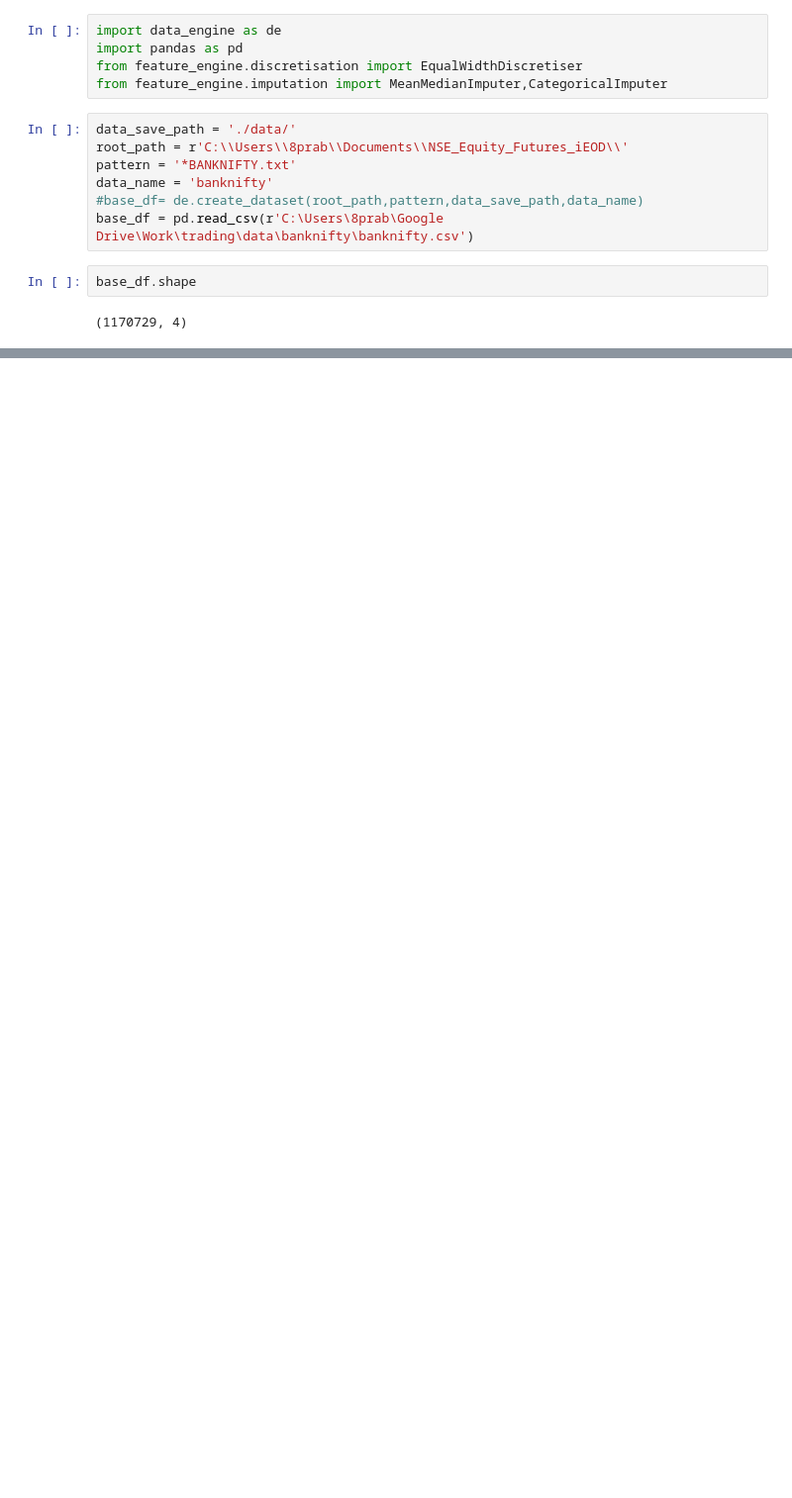
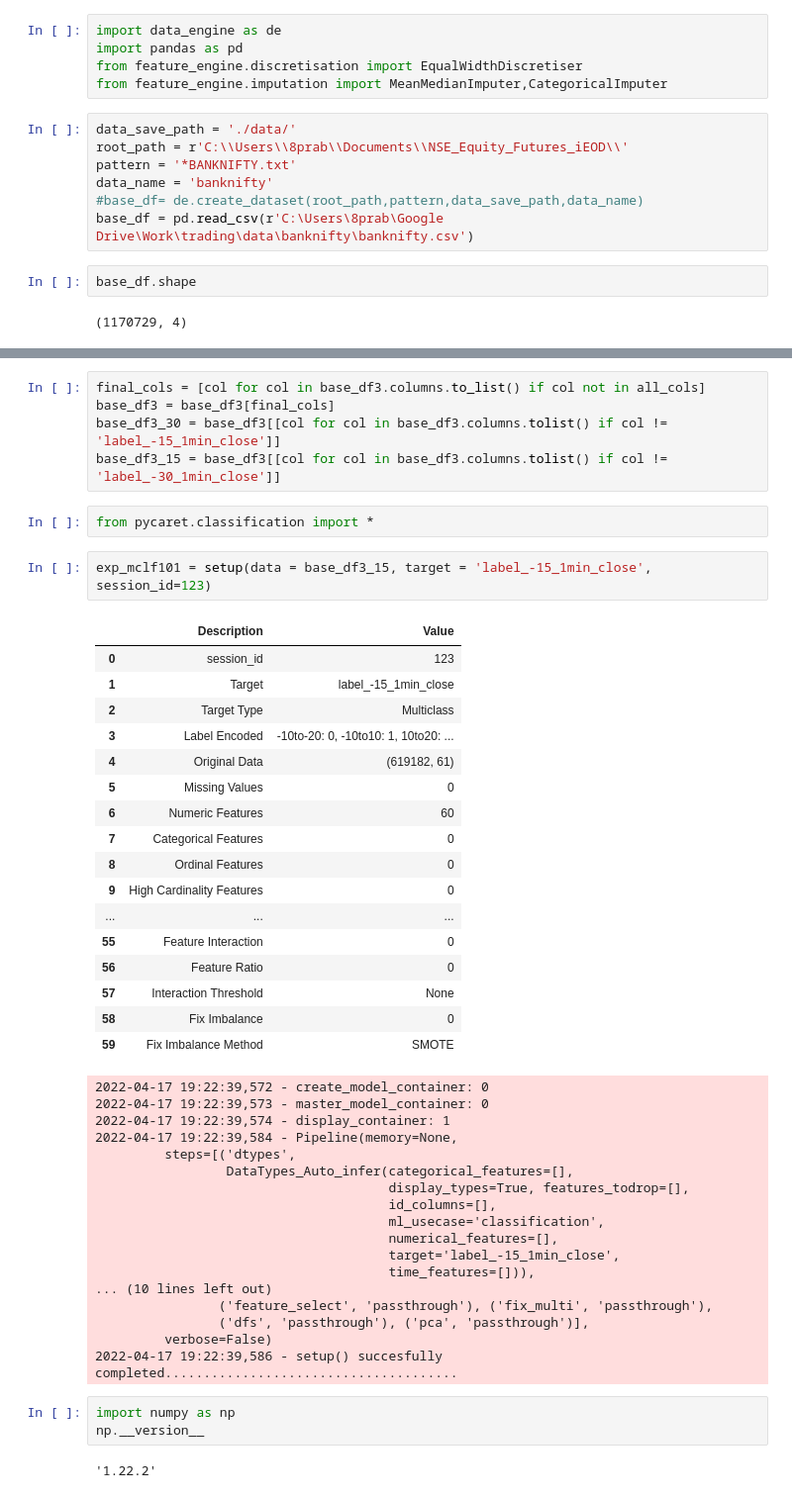
Before and after one commit to xooca/quant_game, a Jupyter notebook: ml_model_new.ipynb, the cells around one changed output, grey strips where cells are left out. Shown at 99% size. Cells and saved outputs as stored; diff of their text form; blank space fills up the shorter version.

Commit message:
creating models

```diff
--- a/ml_model_new.ipynb
+++ b/ml_model_new.ipynb
@@ -103,0 +379,49 @@ ta = None
+# %%
+final_cols = [col for col in base_df3.columns.to_list() if col not in all_cols]
+base_df3 = base_df3[final_cols]
+base_df3_30 = base_df3[[col for col in base_df3.columns.tolist() if col != 'label_-15_1min_close']]
+base_df3_15 = base_df3[[col for col in base_df3.columns.tolist() if col != 'label_-30_1min_close']]
+# %%
+from pycaret.classification import *
+# %%
+exp_mclf101 = setup(data = base_df3_15, target = 'label_-15_1min_close', session_id=123)
+# %% [output]
+|  | Description | Value |
+| 0 | session_id | 123 |
+| 1 | Target | label_-15_1min_close |
+| 2 | Target Type | Multiclass |
+| 3 | Label Encoded | -10to-20: 0, -10to10: 1, 10to20: ... |
+| 4 | Original Data | (619182, 61) |
+| 5 | Missing Values | 0 |
+| 6 | Numeric Features | 60 |
+| 7 | Categorical Features | 0 |
+| 8 | Ordinal Features | 0 |
+| 9 | High Cardinality Features | 0 |
+| ... | ... | ... |
+| 55 | Feature Interaction | 0 |
+| 56 | Feature Ratio | 0 |
+| 57 | Interaction Threshold | None |
+| 58 | Fix Imbalance | 0 |
+| 59 | Fix Imbalance Method | SMOTE |
+2022-04-17 19:22:39,572 - create_model_container: 0
+2022-04-17 19:22:39,573 - master_model_container: 0
+2022-04-17 19:22:39,574 - display_container: 1
+2022-04-17 19:22:39,584 - Pipeline(memory=None,
+         steps=[('dtypes',
+                 DataTypes_Auto_infer(categorical_features=[],
+                                      display_types=True, features_todrop=[],
+                                      id_columns=[],
+                                      ml_usecase='classification',
+                                      numerical_features=[],
+                                      target='label_-15_1min_close',
+                                      time_features=[])),
+... (10 lines left out)
+                ('feature_select', 'passthrough'), ('fix_multi', 'passthrough'),
+                ('dfs', 'passthrough'), ('pca', 'passthrough')],
+         verbose=False)
+2022-04-17 19:22:39,586 - setup() succesfully completed......................................
+# %%
+import numpy as np
+np.__version__
+# %% [output]
+'1.22.2'
```
Also changed, not shown: parts of 15 cells of this notebook, 3 other files.
